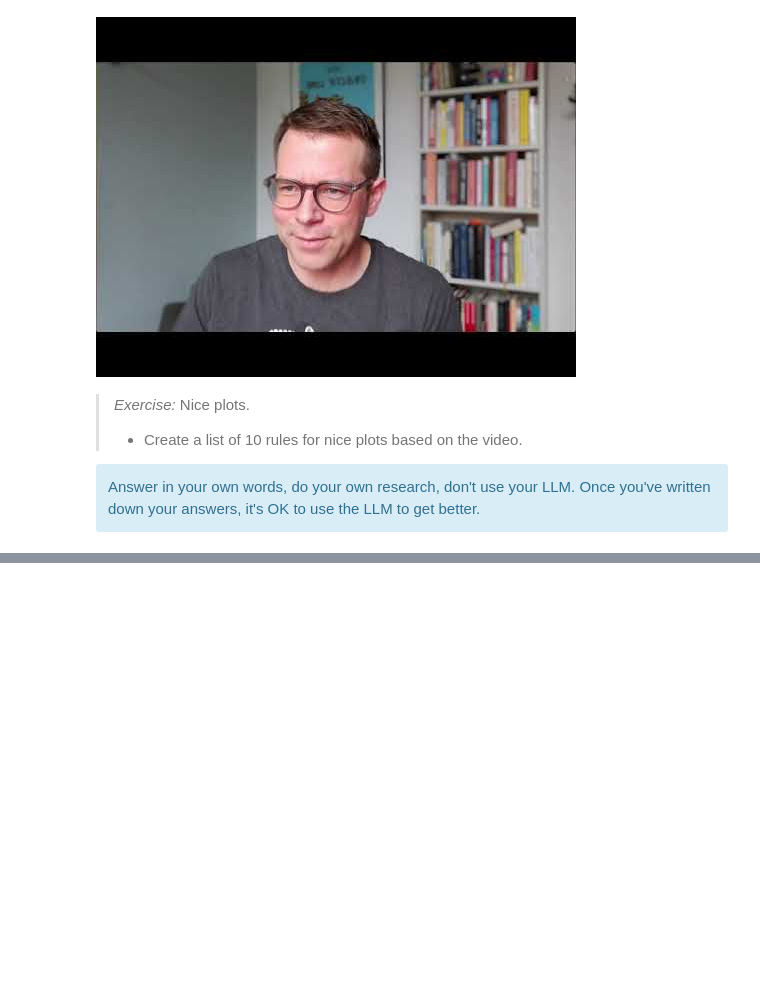
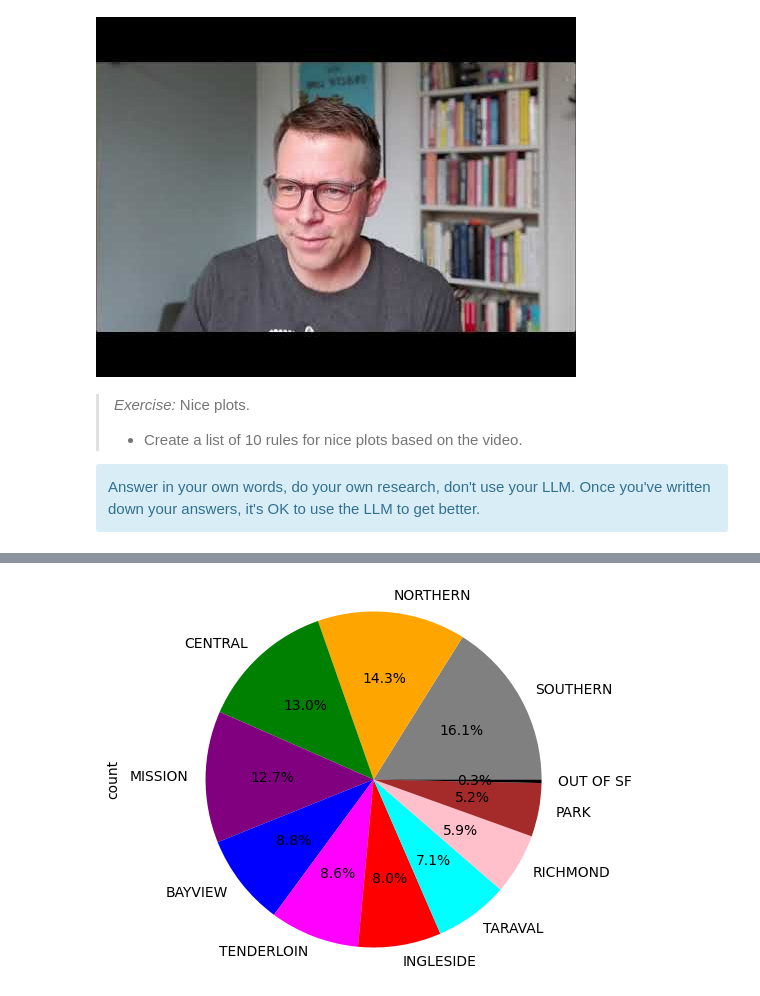
Before and after one commit to AleksandarLukic96/02806_Social_Data, a Jupyter notebook: notebooks/W2_Victor.ipynb, the cells around one changed output, grey strips where cells are left out. Drawn from its saved outputs; the diff is of its cells as text; code cells hidden in the pictures; blank space fills up the shorter version.

```diff
--- a/notebooks/W2_Victor.ipynb
+++ b/notebooks/W2_Victor.ipynb
@@ -368,0 +410,10 @@ Again, there are detailed LLM hints in gray in the text itself. The key advice i
+# %%
+#Show focus crimes by district as pie chart (%)
+
+focus_crimes = data[data['Category'].isin(focuscrimes)]
+districts = focus_crimes['Police District'].value_counts()
+districts.plot.pie(autopct='%1.1f%%', colors=[district_colors.get(district, 'black') for district in districts.index])
+plt.axis('equal')
+plt.show()
+# %% [output]
+[figure, added]
```
Also changed, not shown: parts of 19 cells of this notebook.
